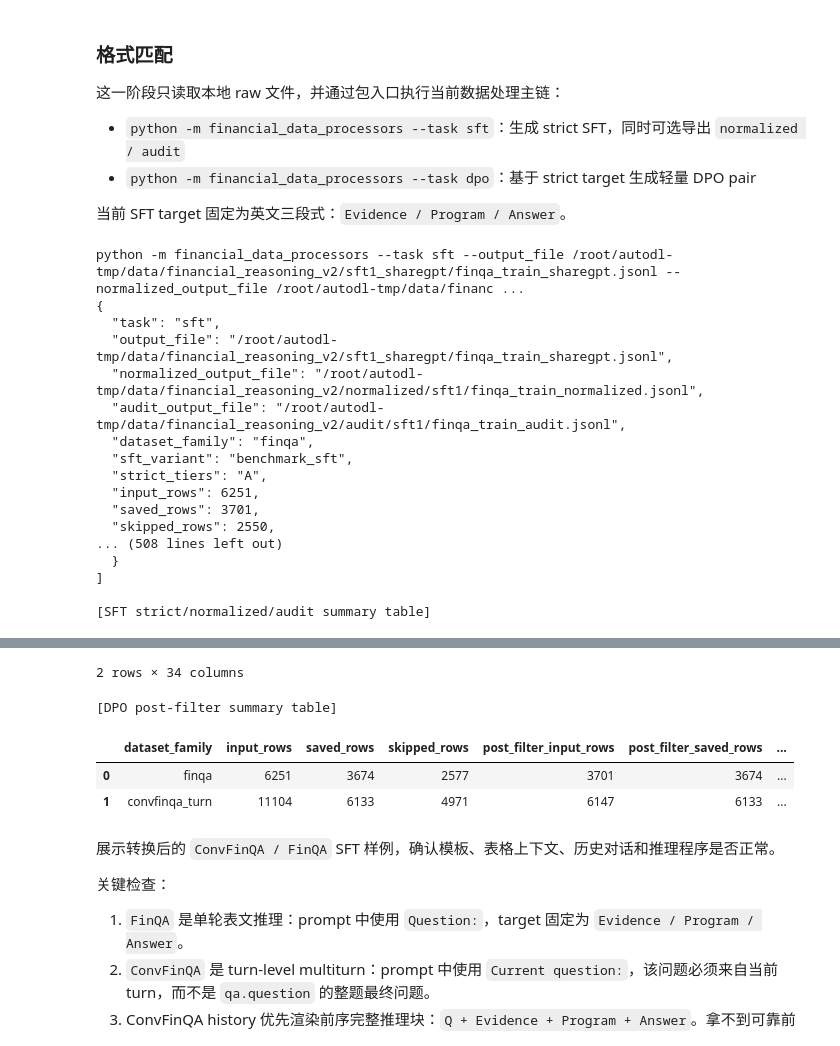
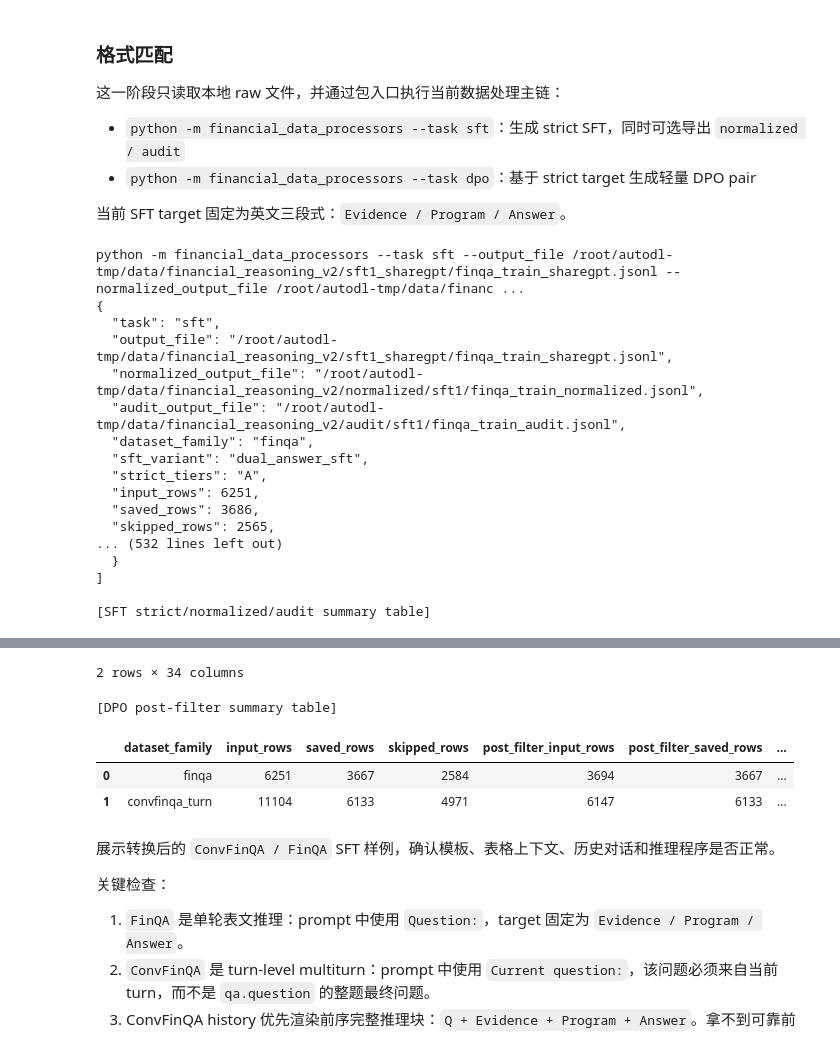
Before and after one commit to rosa-lie/FinQA, a Jupyter notebook: run_fingpt_v2.ipynb, the cells around one changed output, grey strips where cells are left out. Drawn from its saved outputs; the diff is of its cells as text; code cells hidden in the pictures.

Commit message:
fix: v2 fin datasets normalized answer and convfinqa format

```diff
--- a/run_fingpt_v2.ipynb
+++ b/run_fingpt_v2.ipynb
@@ -309,7 +281,10 @@ for spec in ALL_DATA_SPECS:
         '--dataset_family', spec['family'],
         '--sft_variant', spec.get('sft_variant', SFT_VARIANT),
         '--strict_tiers', spec.get('strict_tiers', STRICT_TIERS),
+        '--filter_conflicting_prompts', 'true' if FILTER_CONFLICTING_PROMPTS else 'false',
     ]
+    if spec['family'] == 'convfinqa_turn':
+        common_router_args.extend(['--convfinqa_mode', spec.get('convfinqa_mode', CONVFINQA_MODE)])
     sharegpt_cmd = [
         'python', '-m', 'financial_data_processors',
         '--task', 'sft',
@@ -414,12 +389,12 @@ python -m financial_data_processors --task sft --output_file /root/autodl-tmp/da
   "normalized_output_file": "/root/autodl-tmp/data/financial_reasoning_v2/normalized/sft1/finqa_train_normalized.jsonl",
   "audit_output_file": "/root/autodl-tmp/data/financial_reasoning_v2/audit/sft1/finqa_train_audit.jsonl",
   "dataset_family": "finqa",
-  "sft_variant": "benchmark_sft",
+  "sft_variant": "dual_answer_sft",
   "strict_tiers": "A",
   "input_rows": 6251,
-  "saved_rows": 3701,
-  "skipped_rows": 2550,
-... (508 lines left out)
+  "saved_rows": 3686,
+  "skipped_rows": 2565,
+... (532 lines left out)
   }
 ]
 
@@ -430,7 +405,7 @@ python -m financial_data_processors --task sft --output_file /root/autodl-tmp/da
 2 rows × 34 columns
 [DPO post-filter summary table]
 |  | dataset_family | input_rows | saved_rows | skipped_rows | post_filter_input_rows | post_filter_saved_rows | ... |
-| 0 | finqa | 6251 | 3674 | 2577 | 3701 | 3674 | ... |
+| 0 | finqa | 6251 | 3667 | 2584 | 3694 | 3667 | ... |
 | 1 | convfinqa_turn | 11104 | 6133 | 4971 | 6147 | 6133 | ... |
 # %% [markdown]
 展示转换后的 `ConvFinQA / FinQA` SFT 样例，确认模板、表格上下文、历史对话和推理程序是否正常。
```
Also changed, not shown: parts of 37 cells of this notebook, 11 other files.
